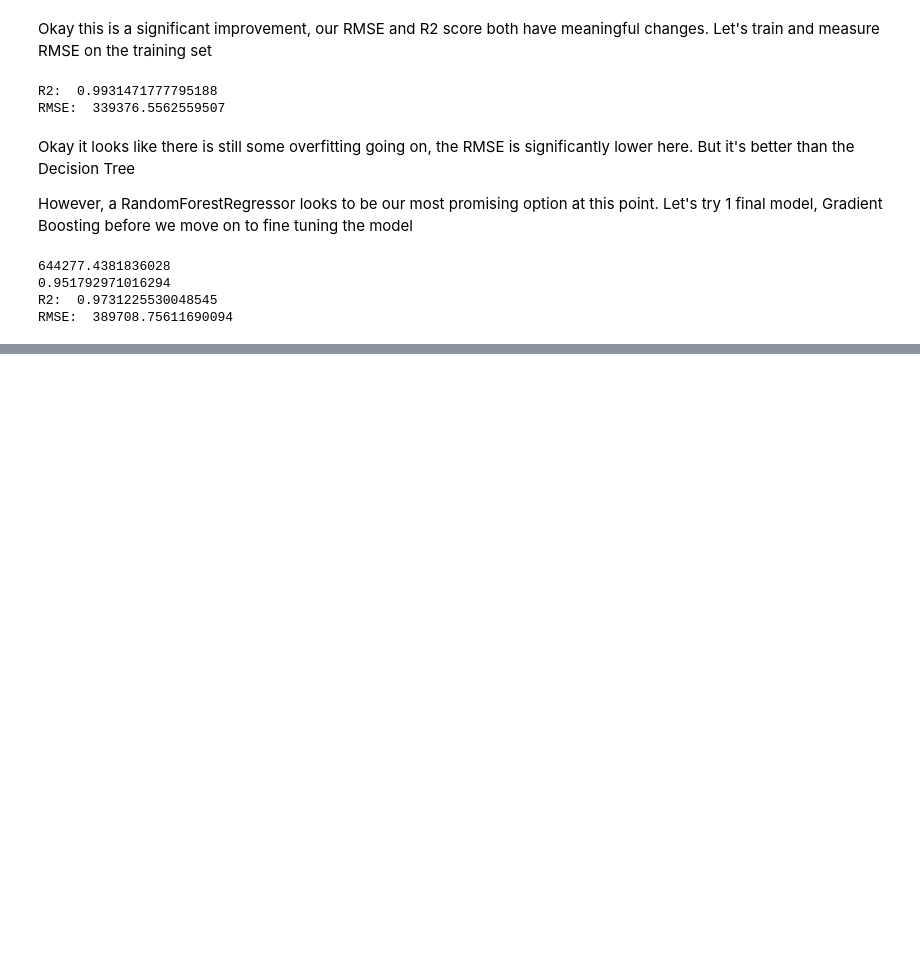
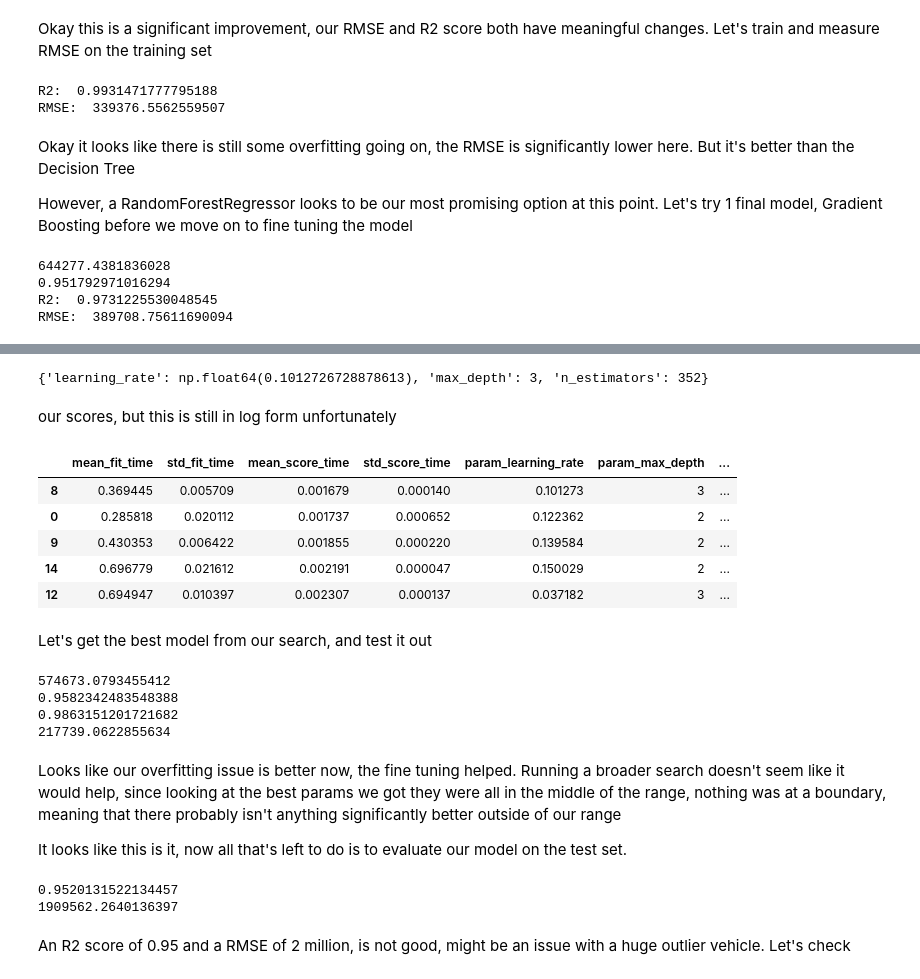
Before and after one commit to zainbabar/vehicle-price-predictor, a Jupyter notebook: vehicle.ipynb, the cells around one changed output, grey strips where cells are left out. Cells and saved outputs as stored; diff of their text form; code cells hidden in the pictures; blank space fills up the shorter version.

Commit message:
fine tuned model, mostly closed out

```diff
--- a/vehicle.ipynb
+++ b/vehicle.ipynb
@@ -849,0 +864,65 @@ This looks like it has further improvements, with lower overfitting. Let's move
+# %%
+from sklearn.model_selection import RandomizedSearchCV
+from scipy.stats import randint
+from scipy.stats import uniform
+
+# give each paramter a distribution of possible values to randomly choose from
+param_distributions = {
+    "n_estimators": randint(100, 1000),
+    "learning_rate": uniform(0.01, 0.3),
+    "max_depth": randint(2, 6)
+}
+
+rnd_search = RandomizedSearchCV(gb_reg, param_distributions=param_distributions,
+                                n_iter=20, cv=5, scoring="neg_root_mean_squared_error", random_state=42)
+
+rnd_search.fit(X_train, y_train_log)
+print(rnd_search.best_params_)
+# %% [output]
+{'learning_rate': np.float64(0.1012726728878613), 'max_depth': 3, 'n_estimators': 352}
+# %% [markdown]
+our scores, but this is still in log form unfortunately
+# %%
+cv_res = pd.DataFrame(rnd_search.cv_results_)
+cv_res.sort_values(by="mean_test_score", ascending=False, inplace=True)
+cv_res.head()
+# %% [output]
+|  | mean_fit_time | std_fit_time | mean_score_time | std_score_time | param_learning_rate | param_max_depth | ... |
+| 8 | 0.369445 | 0.005709 | 0.001679 | 0.000140 | 0.101273 | 3 | ... |
+| 0 | 0.285818 | 0.020112 | 0.001737 | 0.000652 | 0.122362 | 2 | ... |
+| 9 | 0.430353 | 0.006422 | 0.001855 | 0.000220 | 0.139584 | 2 | ... |
+| 14 | 0.696779 | 0.021612 | 0.002191 | 0.000047 | 0.150029 | 2 | ... |
+| 12 | 0.694947 | 0.010397 | 0.002307 | 0.000137 | 0.037182 | 3 | ... |
+# %% [markdown]
+Let's get the best model from our search, and test it out
+# %%
+final_model = rnd_search.best_estimator_
+
+y_pred = final_model.predict(X_train)
+
+y_pred_cv = cross_val_predict(final_model, X_train, y_train_log, cv=10)
+final_model_rmse_cv = root_mean_squared_error(np.exp(y_train_log), np.exp(y_pred_cv))
+
+print(final_model_rmse_cv)
+print(r2_score(y_train_log, y_pred_cv))
+
+print(r2_score(y_pred, y_train_log))
+print(root_mean_squared_error(np.exp(y_pred), np.exp(y_train_log)))
+# %% [output]
+574673.0793455412
+0.9582342483548388
+0.9863151201721682
+217739.0622855634
+# %% [markdown]
+Looks like our overfitting issue is better now, the fine tuning helped. Running a broader search doesn't seem like it would help, since looking at the best params we got they were all in the middle of the range, nothing was at a boundary, meaning that there probably isn't anything significantly better outside of our range
+
+It looks like this is it, now all that's left to do is to evaluate our model on the test set.
+# %%
+y_pred = final_model.predict(X_test)
+print(r2_score(y_pred, y_test_log))
+print(root_mean_squared_error(np.exp(y_pred), np.exp(y_test_log)))
+# %% [output]
+0.9520131522134457
+1909562.2640136397
+# %% [markdown]
+An R2 score of 0.95 and a RMSE of 2 million, is not good, might be an issue with a huge outlier vehicle. Let's check
```
Also changed, not shown: parts of 4 cells of this notebook.
